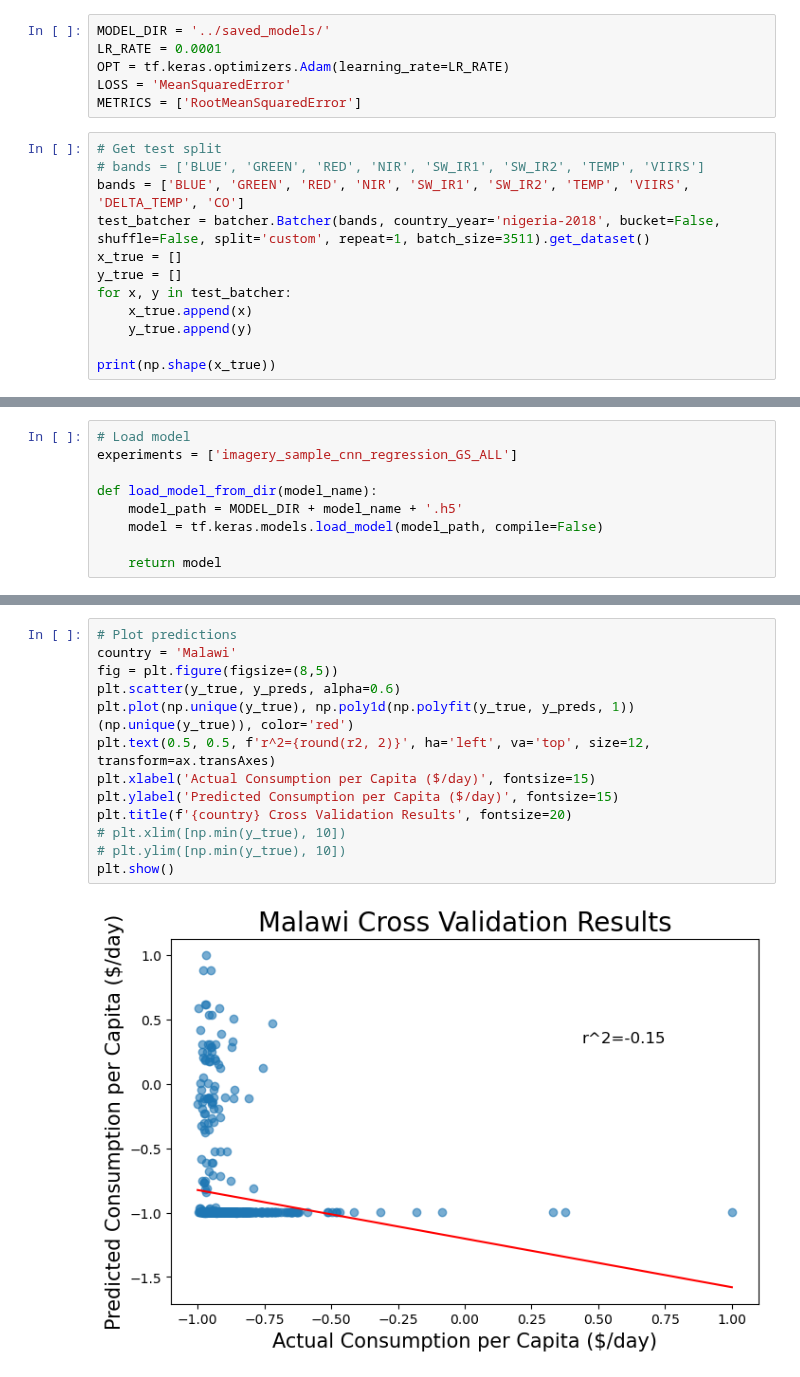
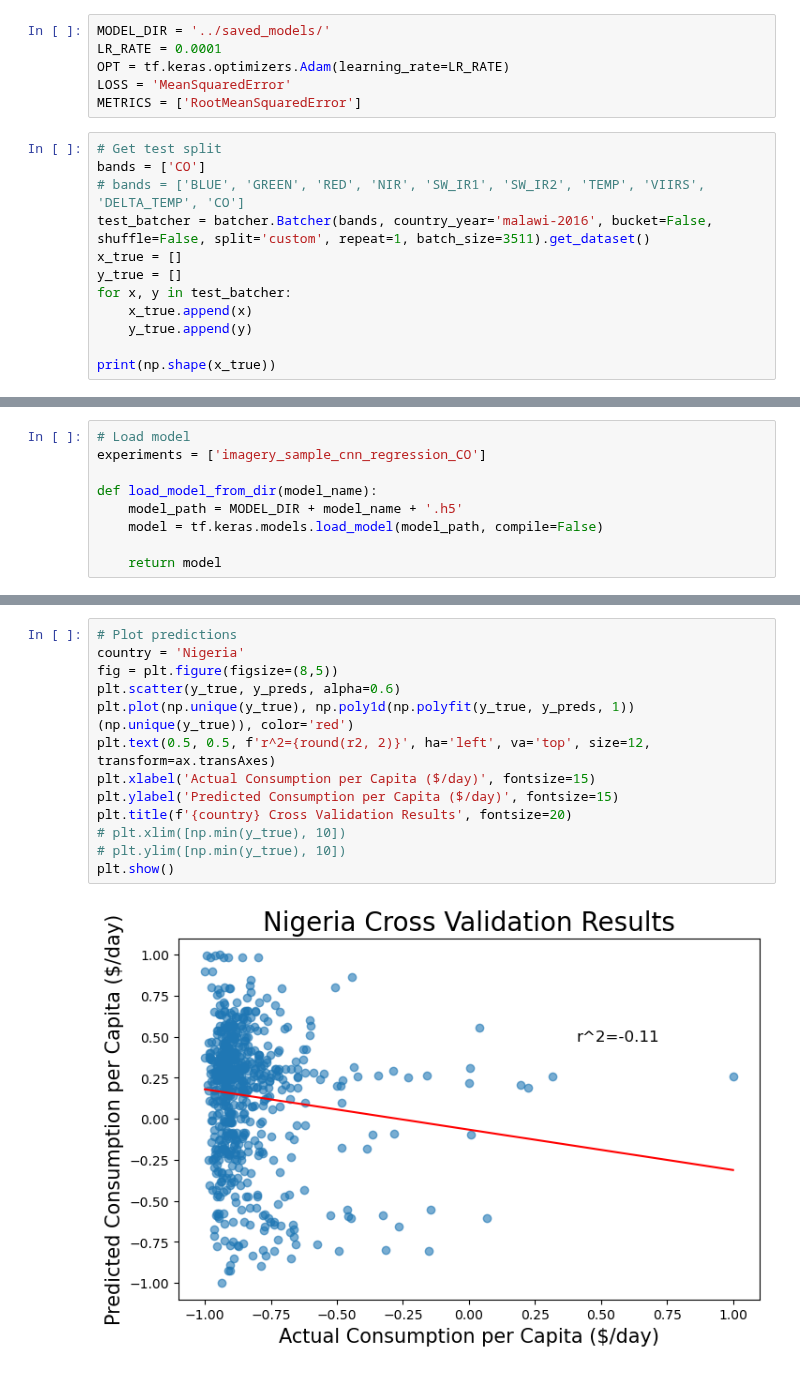
Before and after one commit to omshah2006/Predicting-Poverty-Ethiopia, a Jupyter notebook: model_analysis/lsms_oocountry.ipynb, the cells around one changed output, grey strips where cells are left out. Cells and saved outputs as stored; diff of their text form.

Commit message:
new experiment

```diff
--- a/model_analysis/lsms_oocountry.ipynb
+++ b/model_analysis/lsms_oocountry.ipynb
@@ -19,9 +19,9 @@ LOSS = 'MeanSquaredError'
 METRICS = ['RootMeanSquaredError']
 # %%
 # Get test split
-# bands = ['BLUE', 'GREEN', 'RED', 'NIR', 'SW_IR1', 'SW_IR2', 'TEMP', 'VIIRS']
-bands = ['BLUE', 'GREEN', 'RED', 'NIR', 'SW_IR1', 'SW_IR2', 'TEMP', 'VIIRS', 'DELTA_TEMP', 'CO']
-test_batcher = batcher.Batcher(bands, country_year='nigeria-2018', bucket=False, shuffle=False, split='custom', repeat=1, batch_size=3511).get_dataset()
+bands = ['CO']
+# bands = ['BLUE', 'GREEN', 'RED', 'NIR', 'SW_IR1', 'SW_IR2', 'TEMP', 'VIIRS', 'DELTA_TEMP', 'CO']
+test_batcher = batcher.Batcher(bands, country_year='malawi-2016', bucket=False, shuffle=False, split='custom', repeat=1, batch_size=3511).get_dataset()
 x_true = []
 y_true = []
 for x, y in test_batcher:
@@ -34,6 +34,6 @@ print(np.shape(x_true))
 # %%
 # Load model
-experiments = ['imagery_sample_cnn_regression_GS_ALL']
+experiments = ['imagery_sample_cnn_regression_CO']
 
 def load_model_from_dir(model_name):
     model_path = MODEL_DIR + model_name + '.h5'
@@ -95,15 +95,15 @@ r2 = pearsonr(y_true, y_preds)[0]
 # %%
 # Plot predictions
-country = 'Malawi'
+country = 'Nigeria'
 fig = plt.figure(figsize=(8,5))
 plt.scatter(y_true, y_preds, alpha=0.6)
 plt.plot(np.unique(y_true), np.poly1d(np.polyfit(y_true, y_preds, 1))(np.unique(y_true)), color='red')
 plt.text(0.5, 0.5, f'r^2={round(r2, 2)}', ha='left', va='top', size=12, transform=ax.transAxes)
 plt.xlabel('Actual Consumption per Capita ($/day)', fontsize=15)
 plt.ylabel('Predicted Consumption per Capita ($/day)', fontsize=15)
 plt.title(f'{country} Cross Validation Results', fontsize=20)
 # plt.xlim([np.min(y_true), 10])
 # plt.ylim([np.min(y_true), 10])
 plt.show()
 # %% [output]
-[figure, old version]
+[figure, new version]
```
Also changed, not shown: parts of 3 cells of this notebook, 3 other files.
